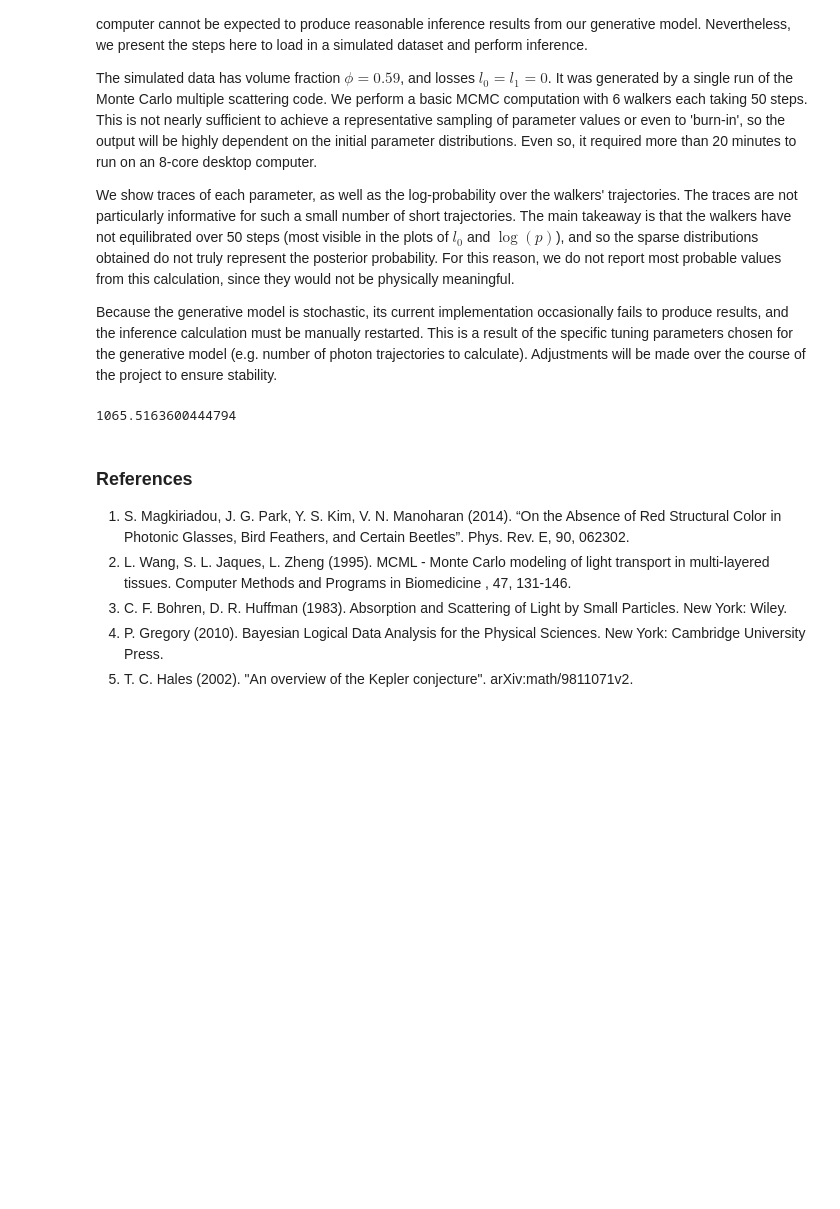
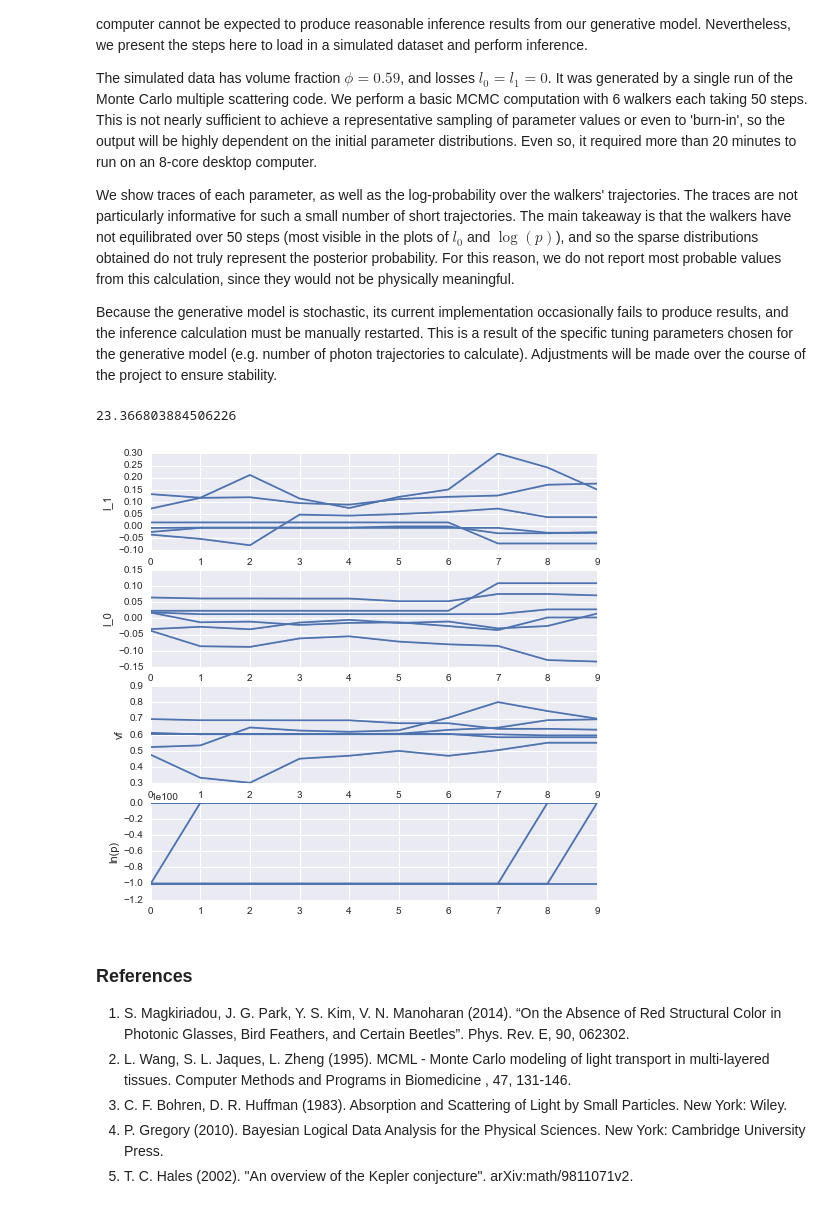
Before and after one commit to phys201/infer_structcol, a Jupyter notebook: model.ipynb, the cells around one changed output. Drawn from its saved outputs; the diff is of its cells as text; code cells hidden in the pictures; blank space fills up the shorter version.

```diff
--- a/model.ipynb
+++ b/model.ipynb
@@ -143,7 +144,7 @@ Because the generative model is stochastic, its current implementation occasiona
 #convert test data into a spectrum file and load it
 directory= os.path.join(os.getcwd(), 'infer_structcol', 'tests', 'test_data', 'reflection')
 ifs.convert_data([450,500,550,600,650,700,750,800], 'ref.txt', 'dark.txt', directory)
-spect = ifs.load_spectrum(refl_filepath = os.path.join(directory, 'reflection' , 'converted', '0_data_file.txt'))
+spect = ifs.load_spectrum(refl_filepath = os.path.join(directory , 'converted', '0_data_file.txt'))
 
 #define sample values
 samp = ifs.Sample(spect.wavelength, particle_radius=119, thickness=120, particle_index=1.59, matrix_index=1)
@@ -153,21 +154,23 @@ t0 = time.time()
 walkers = ifs.run_mcmc(spect, samp, nwalkers=6, nsteps=10, seed=2)
 print(time.time() - t0)
 # %% [output]
-1065.5163600444794
+23.366803884506226
 # %%
 #code to visualize traces modified from notebook_week_09.ipynb
-fig, (ax_l1, ax_l0, ax_vf, ax_lnprob) = plt.subplots(4)
+fig, (ax_l1, ax_l0, ax_vf, ax_lnprob) = plt.subplots(4, figsize=(8,8))
 ax_vf.set(ylabel='vf')
 ax_l0.set(ylabel='l_0')
 ax_l1.set(ylabel='l_1')
 ax_lnprob.set(ylabel='ln(p)')
 #ax_lnprob.set(ylim=[0,20])
 for i in range(6):
     sns.tsplot(walkers.chain[i,:,0], ax=ax_vf)
     sns.tsplot(walkers.chain[i,:,1], ax=ax_l0)
     sns.tsplot(walkers.chain[i,:,2], ax=ax_l1)
     sns.tsplot(walkers.lnprobability[i,:], ax=ax_lnprob)
 plt.show()
+# %% [output]
+[figure, added]
 # %% [markdown]
 ### References
 
```
Also changed, not shown: parts of 1 cell of this notebook, 3 other files.
